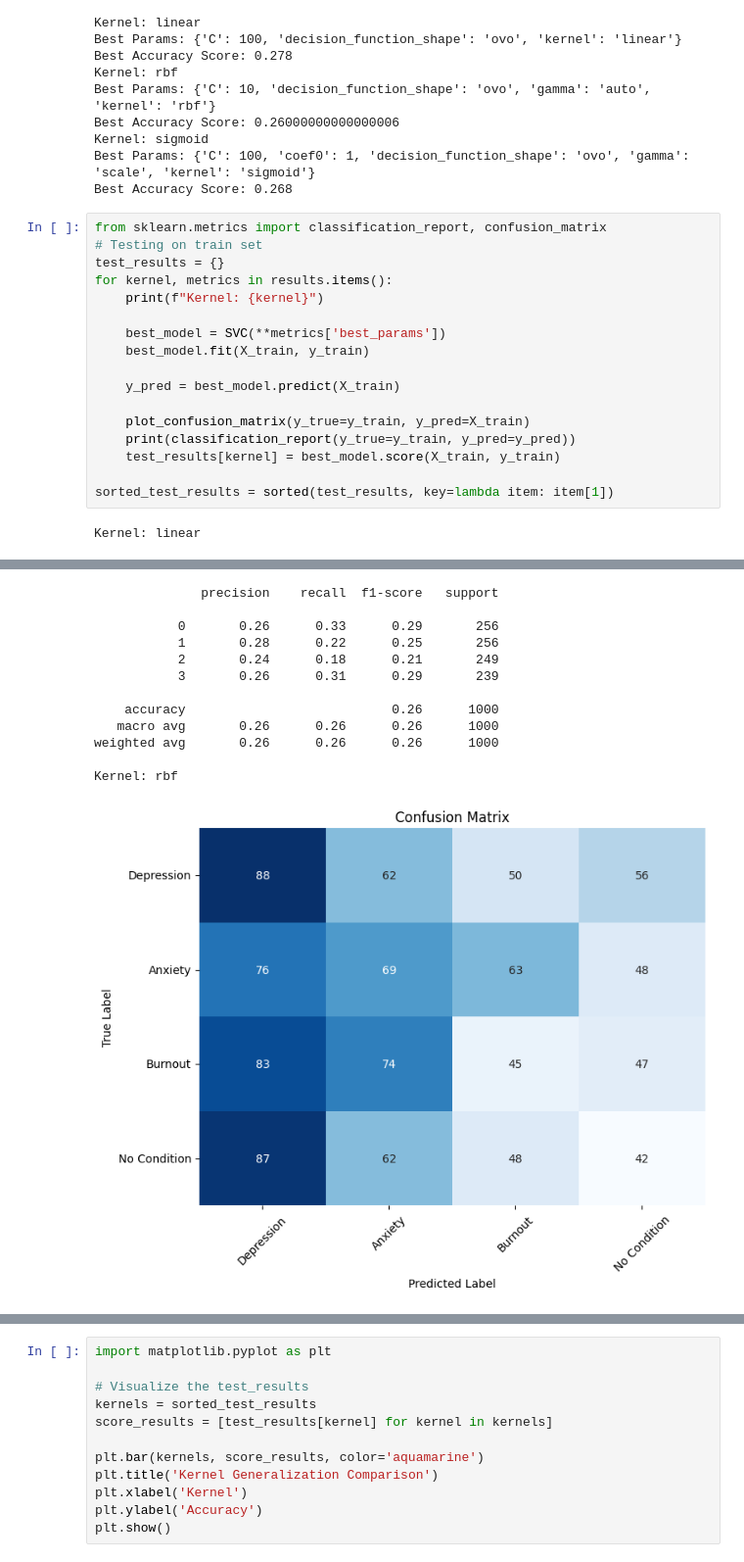
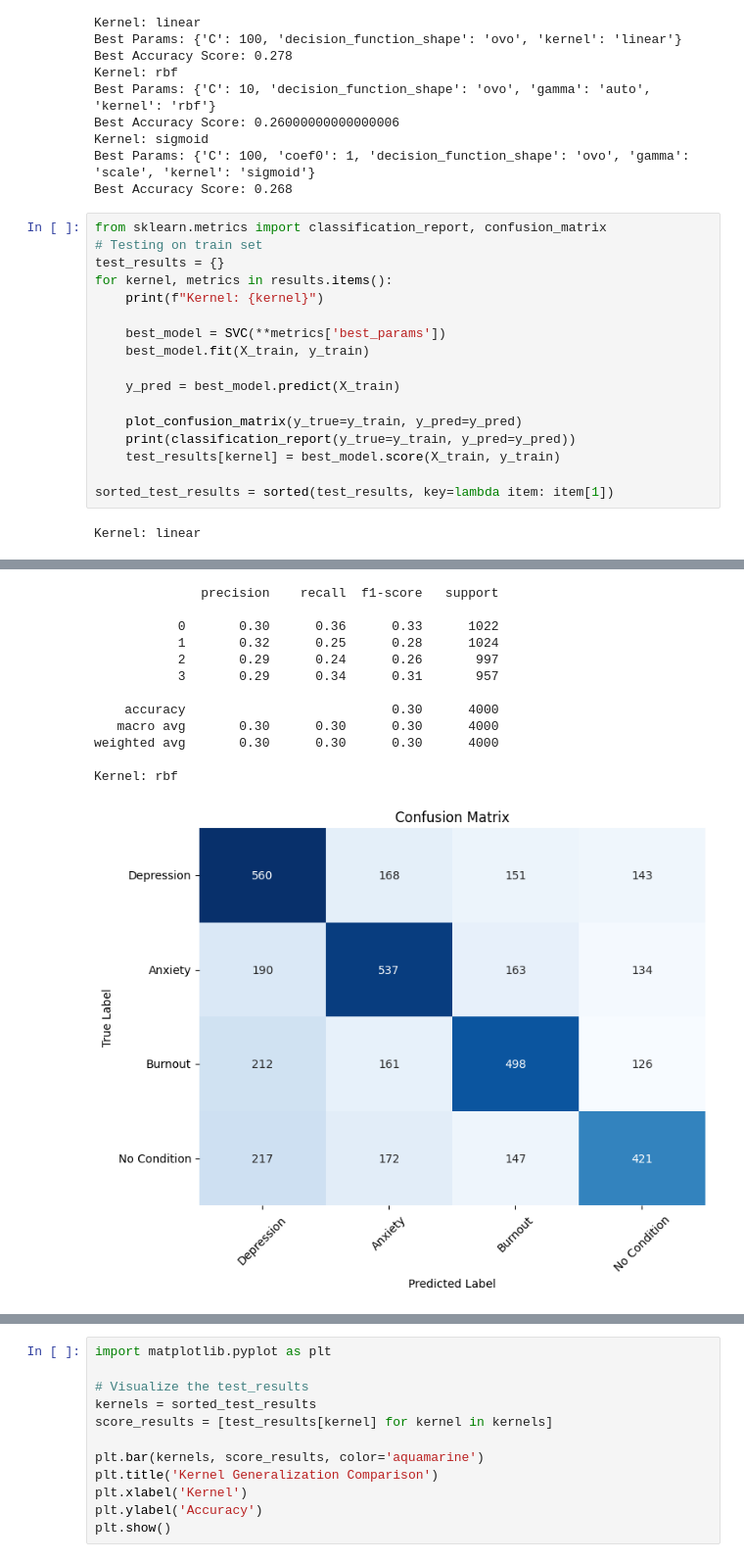
Before and after one commit to johnnyhuyhuynh/MindSpace, a Jupyter notebook: MindSpace-Clean.ipynb, the cells around one changed output, grey strips where cells are left out. Shown at 98% size. Drawn from its saved outputs; the diff is of its cells as text.

Commit message:
Fixed confusion plot bug

```diff
--- a/MindSpace-Clean.ipynb
+++ b/MindSpace-Clean.ipynb
@@ -314,7 +314,7 @@ for kernel, metrics in results.items():
 
     y_pred = best_model.predict(X_train)
 
-    plot_confusion_matrix(y_true=y_train, y_pred=X_train)
+    plot_confusion_matrix(y_true=y_train, y_pred=y_pred)
     print(classification_report(y_true=y_train, y_pred=y_pred))
     test_results[kernel] = best_model.score(X_train, y_train)
 
@@ -325,15 +325,15 @@ Kernel: linear
               precision    recall  f1-score   support
 
-           0       0.26      0.33      0.29       256
-           1       0.28      0.22      0.25       256
-           2       0.24      0.18      0.21       249
-           3       0.26      0.31      0.29       239
+           0       0.30      0.36      0.33      1022
+           1       0.32      0.25      0.28      1024
+           2       0.29      0.24      0.26       997
+           3       0.29      0.34      0.31       957
 
-    accuracy                           0.26      1000
-   macro avg       0.26      0.26      0.26      1000
-weighted avg       0.26      0.26      0.26      1000
+    accuracy                           0.30      4000
+   macro avg       0.30      0.30      0.30      4000
+weighted avg       0.30      0.30      0.30      4000
 
 Kernel: rbf
-[figure, old version]
+[figure, new version]
               precision    recall  f1-score   support
 
```
Also changed, not shown: parts of 3 cells of this notebook.
